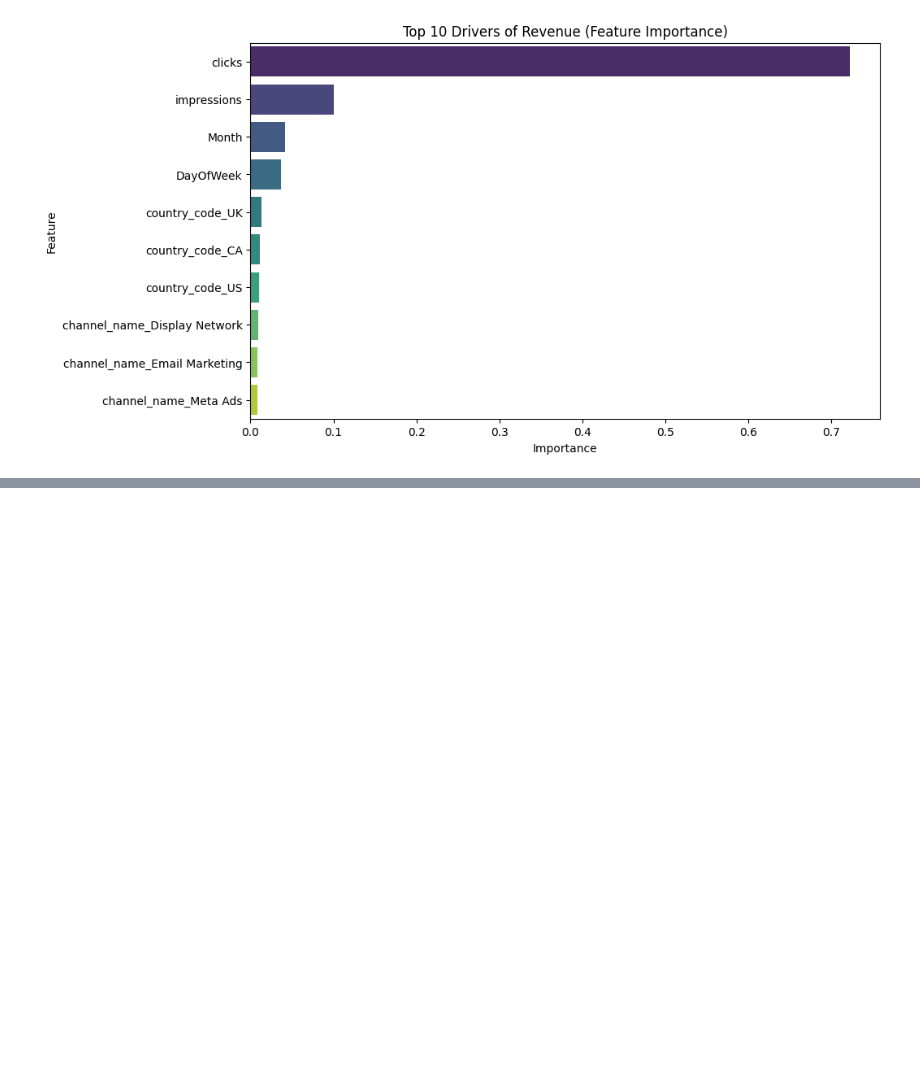
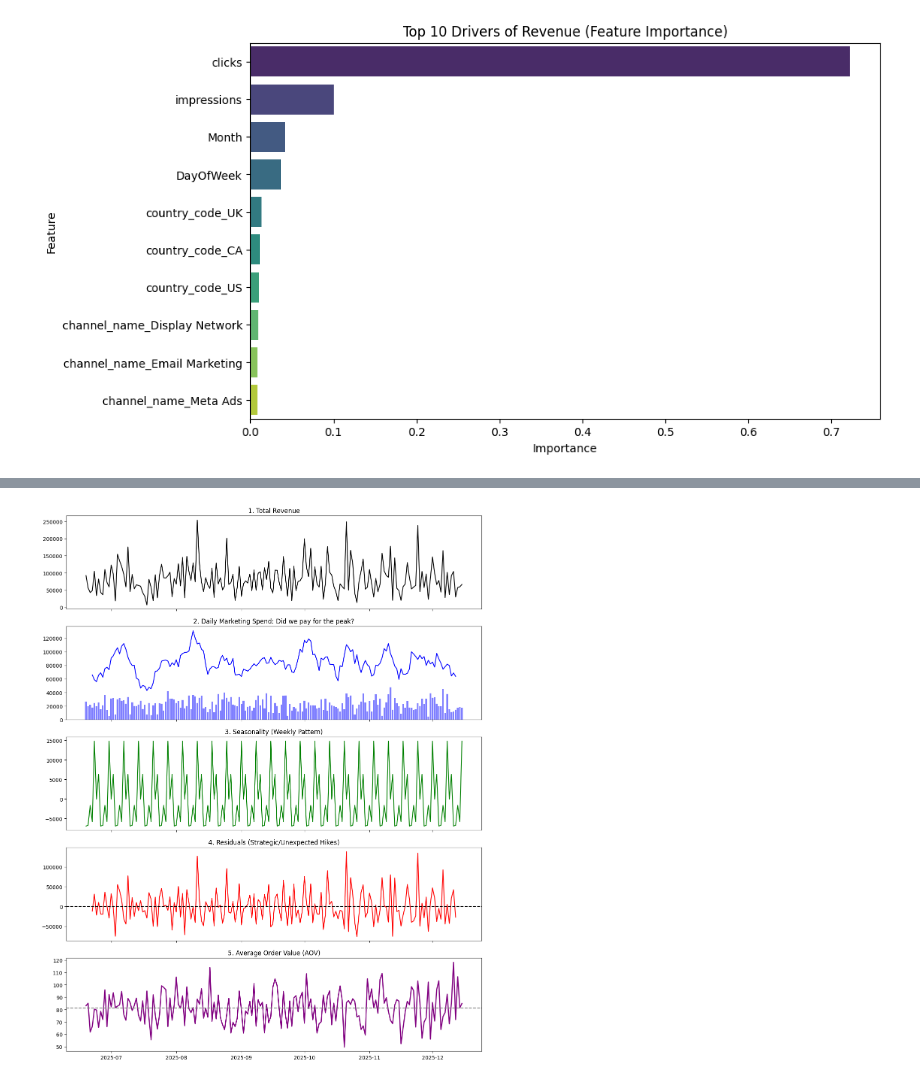
Before and after one commit to nirmalpate/Hello_Fresh_Regression_Analysis, a Jupyter notebook: Performance_Analysis.ipynb, the cells around one changed output, grey strips where cells are left out. Cells and saved outputs as stored; diff of their text form; code cells hidden in the pictures; blank space fills up the shorter version.

```diff
--- a/Performance_Analysis.ipynb
+++ b/Performance_Analysis.ipynb
@@ -194,0 +202,9 @@ Passing `palette` without assigning `hue` is deprecated and will be removed in v
+# %%
+daily_revenue = merged_df.groupby('date').agg({'revenue':'sum','spend':'sum','conversions':'sum','clicks':'sum','spend':'sum'}).sort_index()
+# %%
+daily_revenue['AOV'] = daily_revenue['revenue'] / daily_revenue['conversions']
+daily_revenue['ROAS'] = daily_revenue['revenue'] / daily_revenue['spend']
+# %%
+analysis = seasonal_decompose(daily_revenue['revenue'], period = 7)
+# %%
+daily_revenue['residuals'] = analysis.resid
@@ -194,0 +317,46 @@ Passing `palette` without assigning `hue` is deprecated and will be removed in v
+# %%
+import pandas as pd
+import matplotlib.pyplot as plt
+from statsmodels.tsa.seasonal import seasonal_decompose
+
+# 1. Load and Prepare Data
+
+
+# 2. Calculate AOV (The Price Proxy)
+daily_revenue['AOV'] = daily_revenue['revenue'] / daily_revenue['conversions']
+
+# 3. Decompose Revenue
+result = seasonal_decompose(daily_revenue['revenue'], model='additive', period=7)
+
+# 4. Create the 5-Panel Plot (Trend, Seasonal, Resid + AOV)
+fig, axes = plt.subplots(5, 1, figsize=(12, 15), sharex=True)
+
+# Panel 1: Actual Revenue
+axes[0].plot(daily_revenue['revenue'], color='black', label='Actual Revenue')
+axes[0].set_title('1. Total Revenue')
+
+# Panel 2: Trend (The Legacy/Long-term Growth)
+axes[1].plot(result.trend, color='blue')
+axes[1].set_title('2. Trend (Brand Value)')
+
+# Panel 3: Seasonal (The Weekly Calendar)
+axes[2].plot(result.seasonal, color='green')
+axes[2].set_title('3. Seasonality (Weekly Pattern)')
+
+# Panel 4: Residuals (The Unexpected Hikes)
+axes[3].plot(result.resid, color='red')
+axes[3].axhline(0, color='black', linestyle='--')
+axes[3].set_title('4. Residuals (Strategic/Unexpected Hikes)')
+
+# Panel 5: AOV (The Price Checker)
+axes[4].plot(daily_revenue['AOV'], color='purple', linewidth=2)
+axes[4].axhline(daily_revenue['AOV'].mean(), color='gray', linestyle='--', label='Avg AOV')
+axes[4].set_title('5. Average Order Value (AOV)')
+
+axes[1].bar(daily_revenue.index, daily_revenue['spend'], color='blue', alpha=0.5)
+axes[1].set_title('2. Daily Marketing Spend: Did we pay for the peak?')
+
+plt.tight_layout()
+plt.show()
+# %% [output]
+[figure, added]
```
Also changed, not shown: parts of 11 cells of this notebook.
